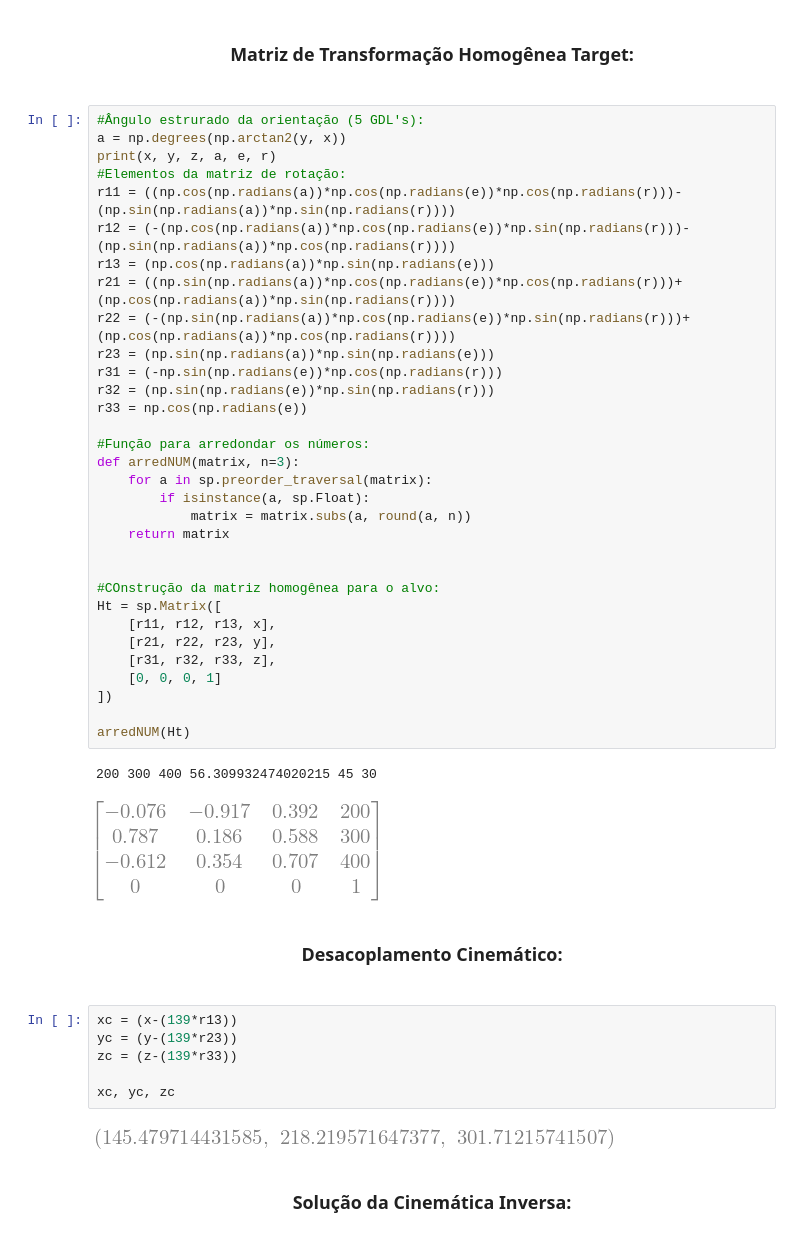
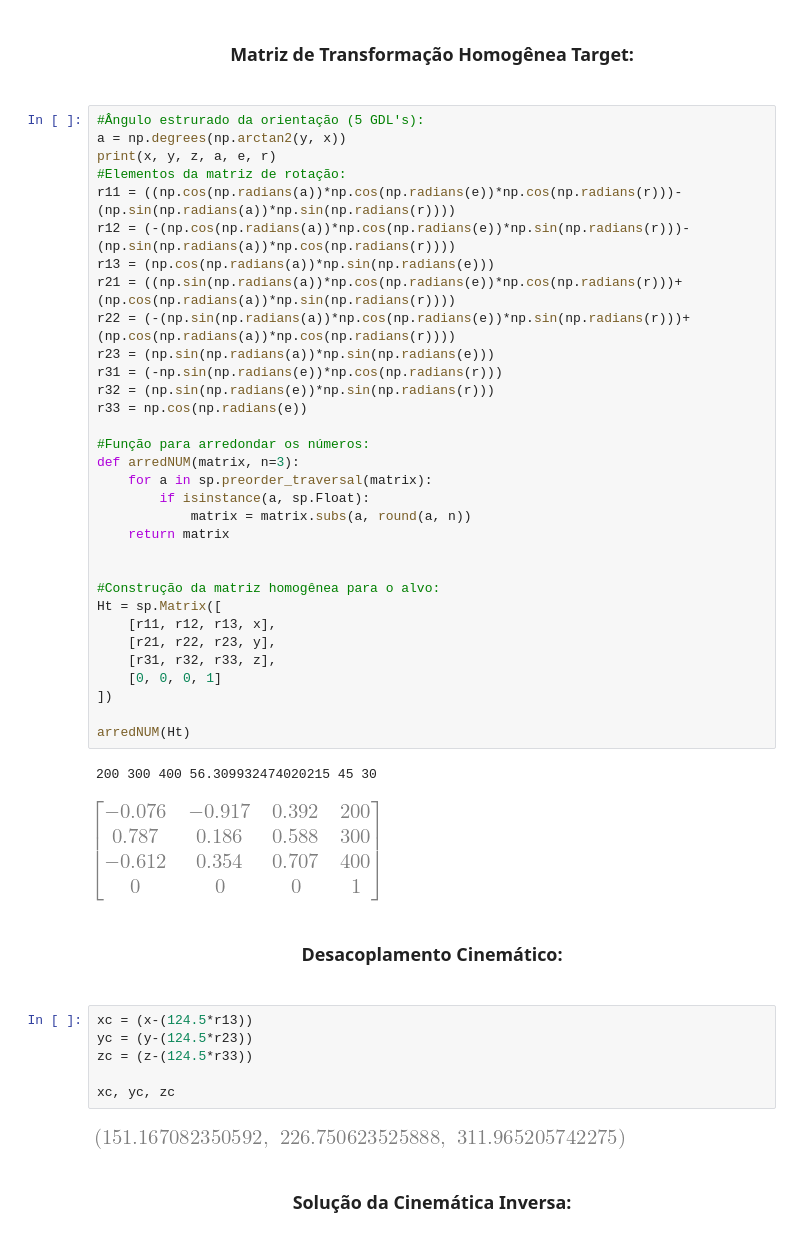
Before and after one commit to ErickNMA/PFC, a Jupyter notebook: ED7255/ED7255-IKM.ipynb, the cells around one changed output. Drawn from its saved outputs; the diff is of its cells as text.

```diff
--- a/ED7255/ED7255-IKM.ipynb
+++ b/ED7255/ED7255-IKM.ipynb
@@ -38,7 +38,7 @@ def arredNUM(matrix, n=3):
     return matrix
 
 
-#COnstrução da matriz homogênea para o alvo:
+#Construção da matriz homogênea para o alvo:
 Ht = sp.Matrix([
     [r11, r12, r13, x],
     [r21, r22, r23, y],
@@ -53,13 +53,13 @@ arredNUM(Ht)
 # %% [markdown]
 <h3 align=center> Desacoplamento Cinemático: <h3>
 # %%
-xc = (x-(139*r13))
-yc = (y-(139*r23))
-zc = (z-(139*r33))
+xc = (x-(124.5*r13))
+yc = (y-(124.5*r23))
+zc = (z-(124.5*r33))
 
 xc, yc, zc
 # %% [output]
-[figure, old version]
+[figure, new version]
 # %% [markdown]
 <h3 align=center> Solução da Cinemática Inversa: <h3>
 # %%
```
Also changed, not shown: parts of 1 cell of this notebook, 1 other file.
